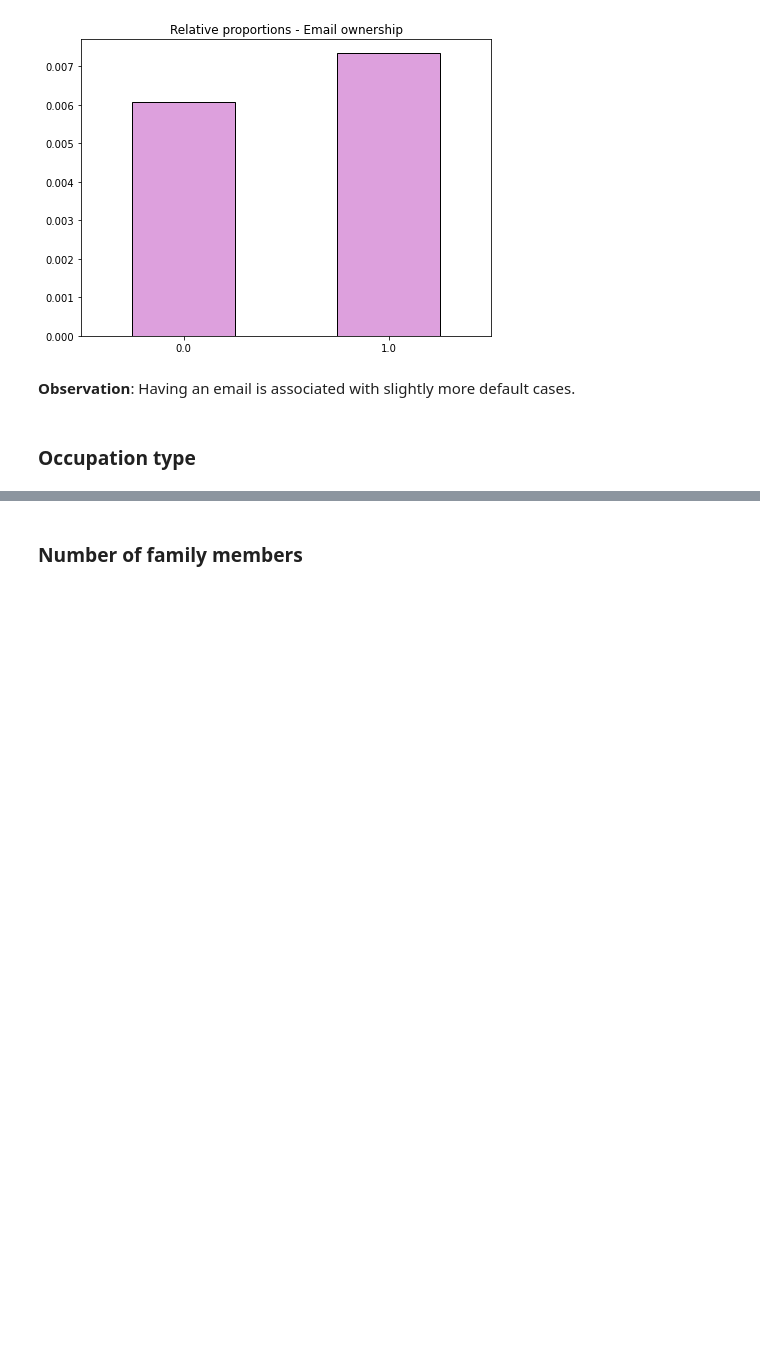
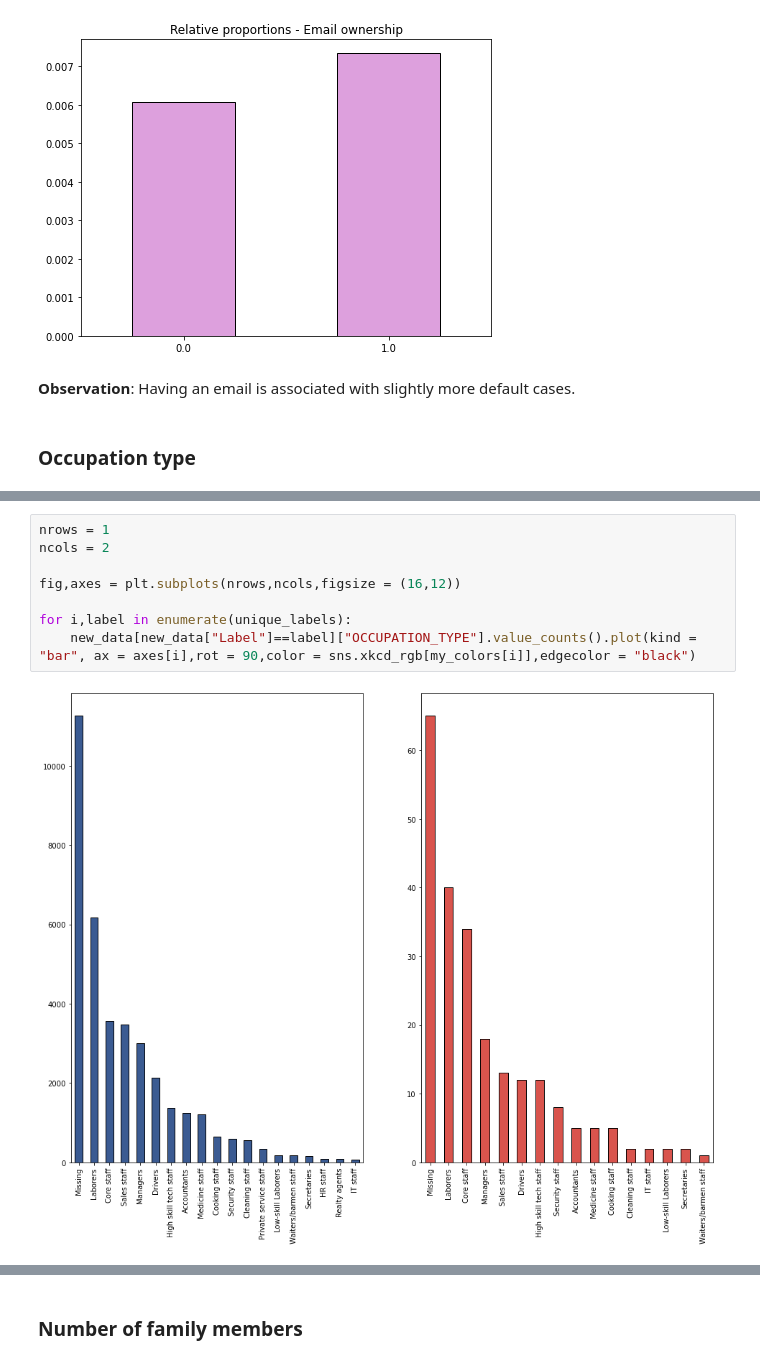
Before and after one commit to jmoschos/Credit-score-approval, a Jupyter notebook: Credit_score.ipynb, the cells around one changed output, grey strips where cells are left out. Saved outputs shown, nothing was run; the diff lists cells and outputs as text; blank space fills up the shorter version.

```diff
--- a/Credit_score.ipynb
+++ b/Credit_score.ipynb
@@ -972,0 +986,10 @@ plt.show()
+# %%
+nrows = 1
+ncols = 2
+
+fig,axes = plt.subplots(nrows,ncols,figsize = (16,12))
+
+for i,label in enumerate(unique_labels):
+    new_data[new_data["Label"]==label]["OCCUPATION_TYPE"].value_counts().plot(kind = "bar", ax = axes[i],rot = 90,color = sns.xkcd_rgb[my_colors[i]],edgecolor = "black")
+# %% [output]
+[figure, added]
```
Also changed, not shown: parts of 60 cells of this notebook.
